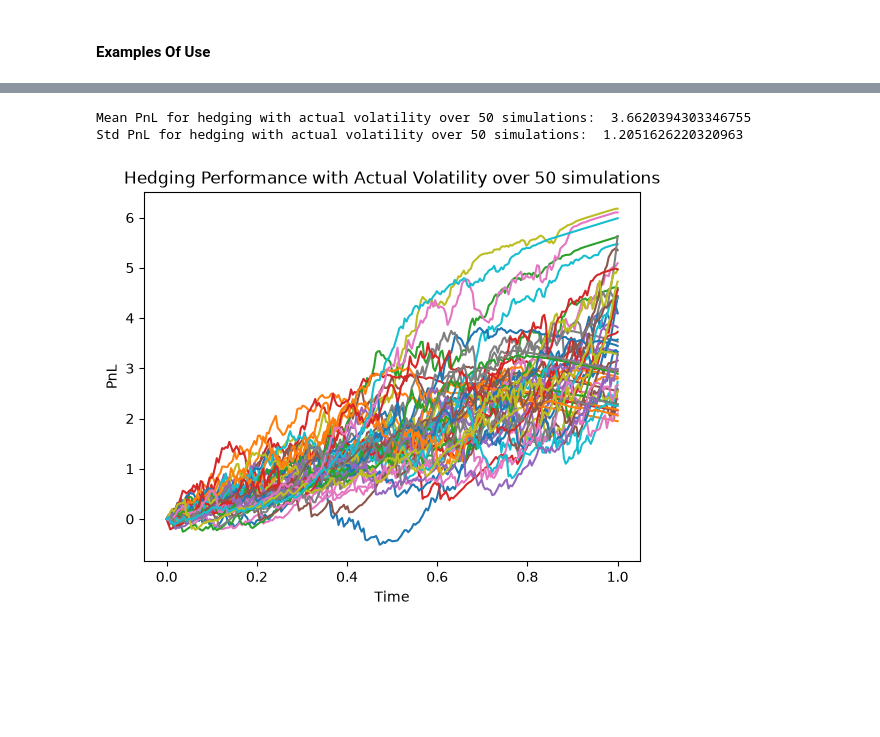
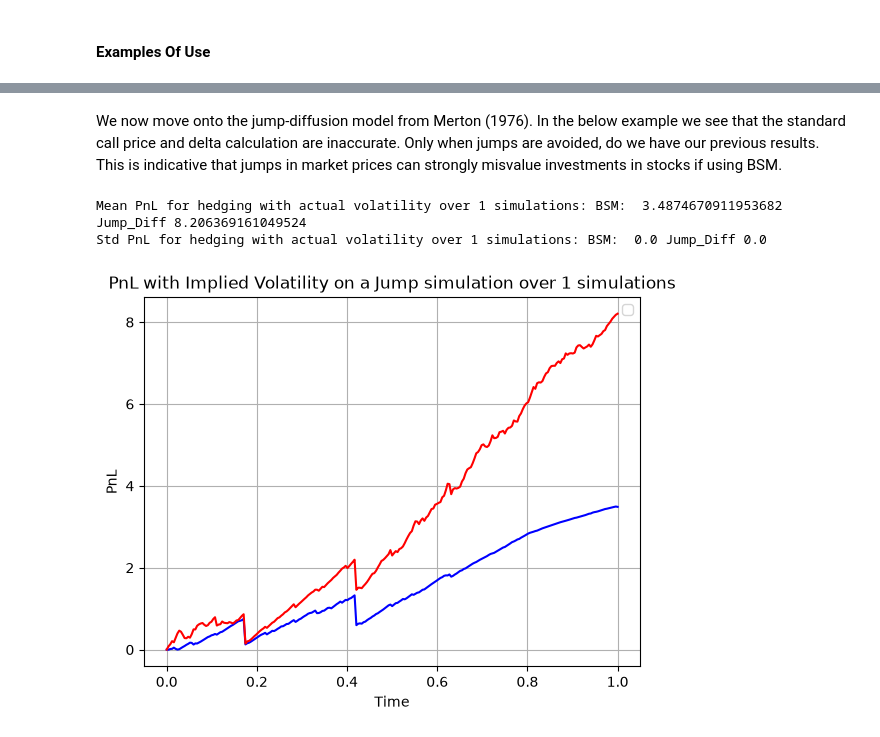
Before and after one commit to AeternoModo/Perfromance-and-Calibration-of-the-Jump-Diffusion-Model, a Jupyter notebook: strategies/vol_hedge.ipynb, the cells around one changed output, grey strips where cells are left out. Saved outputs shown, nothing was run; the diff lists cells and outputs as text; code cells hidden in the pictures; blank space fills up the shorter version.

```diff
--- a/strategies/vol_hedge.ipynb
+++ b/strategies/vol_hedge.ipynb
@@ -114,11 +125,16 @@ sigma_a = 0.20
 sigma_i = 0.30
 N = 252
 
+lambd = 2.0       # jump intensity
+mu_J = -0.10     # mean log jump size
+delta_J = 0.20    # volatility of log jump size
+
+
 
 BSM_Hedge = VolatilityHedge(S0, K, T, r, D, sigma_a, sigma_i, N, stock_full_GBM)
 
 #Number of simulations to run
-n_simulations = 50
+n_simulations = 20
 # %%
 ### Examples
 
@@ -176,26 +194,39 @@ Std PnL for hedging with implied volatility:  2.002219041082614
+# %% [markdown]
+We now move onto the jump-diffusion model from Merton (1976). In the below example we see that the standard call price and delta calculation are inaccurate. Only when jumps are avoided, do we have our previous results. This is indicative that jumps in market prices can strongly misvalue investments in stocks if using BSM.
 # %%
-# Hedging with actual volatility but using the FOURIER method!
+n_simulations_jump = 1
 
-BSM_Hedge_fourier = VolatilityHedge(S0, K, T, r, D, sigma_a, sigma_i, N, stock_full_GBM, F_method=True, char_func=char_BSM)
+Hedge_fourier = VolatilityHedge(S0, K, T, r, D, sigma_a, sigma_i, N, stock_full_jump_diff, F_method=True, mu_J = mu_J, delta_J = delta_J, lambd = lambd)
+
+
+
 
 plt.figure()
 #Simulation parameters
-final_pnl3 = np.zeros(n_simulations)
+final_pnl3 = np.zeros(n_simulations_jump)
+final_Jpnl3 = np.zeros(n_simulations_jump)
 
-for j in range(n_simulations):
-    pnl3, S3, t3 = BSM_Hedge_fourier.hedge_simulation(sigma_a, F_call_price_Lewis, CallDelta)
-    plt.plot(t3, pnl3)
+for j in range(n_simulations_jump):
+    pnl3, S3, t3 = Hedge_fourier.hedge_simulation(sigma_i, F_call_price_Lewis, CallDelta, char_BSM)
+    Jpnl3, S3, t3 = Hedge_fourier.hedge_simulation(sigma_i, F_call_price_Lewis, CallDelta, char_Jump, S3)
+    plt.plot(t3, pnl3, color = 'blue', alpha = (1+j)/n_simulations_jump)
+    plt.plot(t3, Jpnl3, color = 'red', alpha = (1+j)/n_simulations_jump)
     final_pnl3[j] = pnl3[-1]
+    final_Jpnl3[j] = Jpnl3[-1]
 
 mean_pnl3 = np.mean(final_pnl3)
 std_pnl3 = np.std(final_pnl3)
-print(f"Mean PnL for hedging with actual volatility over {n_simulations} simulations: ", mean_pnl3)
-print(f"Std PnL for hedging with actual volatility over {n_simulations} simulations: ", std_pnl3)
+mean_Jpnl3 = np.mean(final_Jpnl3)
+std_Jpnl3 = np.std(final_Jpnl3)
+print(f"Mean PnL for hedging with actual volatility over {n_simulations_jump} simulations: BSM: ", mean_pnl3, "Jump_Diff", mean_Jpnl3)
+print(f"Std PnL for hedging with actual volatility over {n_simulations_jump} simulations: BSM: ", std_pnl3, "Jump_Diff", std_Jpnl3)
 plt.xlabel('Time')
 plt.ylabel('PnL')
-plt.title(f"Hedging Performance with Actual Volatility over {n_simulations} simulations")
+plt.title(f"PnL with Implied Volatility on a Jump simulation over {n_simulations_jump} simulations")
+plt.legend()
+plt.grid()
 plt.show()
 # %% [output]
-Mean PnL for hedging with actual volatility over 50 simulations:  3.6620394303346755
-Std PnL for hedging with actual volatility over 50 simulations:  1.2051626220320963
+Mean PnL for hedging with actual volatility over 1 simulations: BSM:  3.4874670911953682 Jump_Diff 8.206369161049524
+Std PnL for hedging with actual volatility over 1 simulations: BSM:  0.0 Jump_Diff 0.0
-[figure, old version]
+[figure, new version]
```
Also changed, not shown: parts of 5 cells of this notebook, 5 other files.
